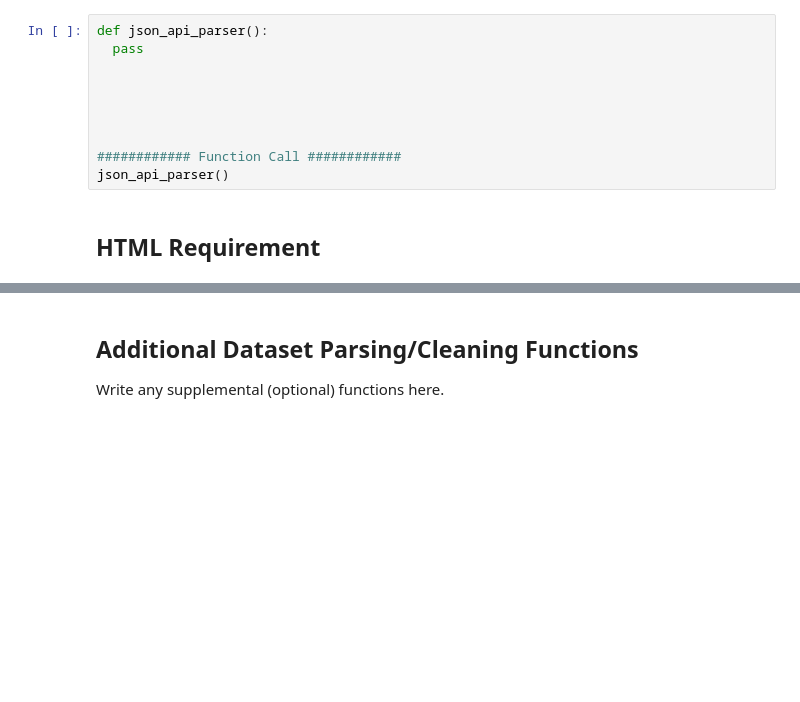
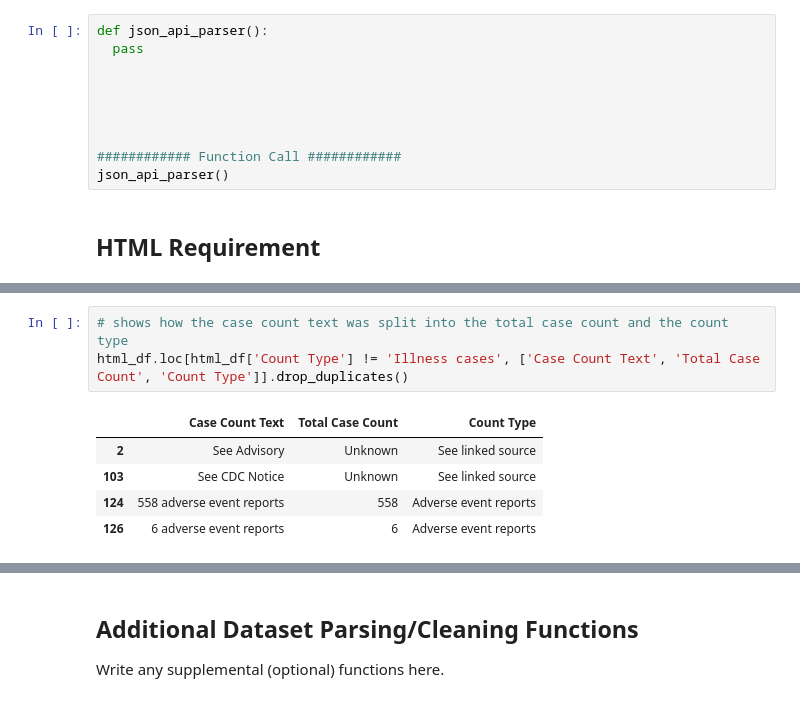
Before and after one commit to arnavisharsh/cs2316-final-project, a Jupyter notebook: Final Project Phase II-1.ipynb, the cells around one changed output, grey strips where cells are left out. Saved outputs shown, nothing was run; the diff lists cells and outputs as text; blank space fills up the shorter version.

```diff
--- a/Final Project Phase II-1.ipynb
+++ b/Final Project Phase II-1.ipynb
@@ -231,0 +362,9 @@ html_parser()
+# %%
+# shows how the case count text was split into the total case count and the count type
+html_df.loc[html_df['Count Type'] != 'Illness cases', ['Case Count Text', 'Total Case Count', 'Count Type']].drop_duplicates()
+# %% [output]
+|  | Case Count Text | Total Case Count | Count Type |
+| 2 | See Advisory | Unknown | See linked source |
+| 103 | See CDC Notice | Unknown | See linked source |
+| 124 | 558 adverse event reports | 558 | Adverse event reports |
+| 126 | 6 adverse event reports | 6 | Adverse event reports |
```
Also changed, not shown: parts of 15 cells of this notebook, 1 other file.
